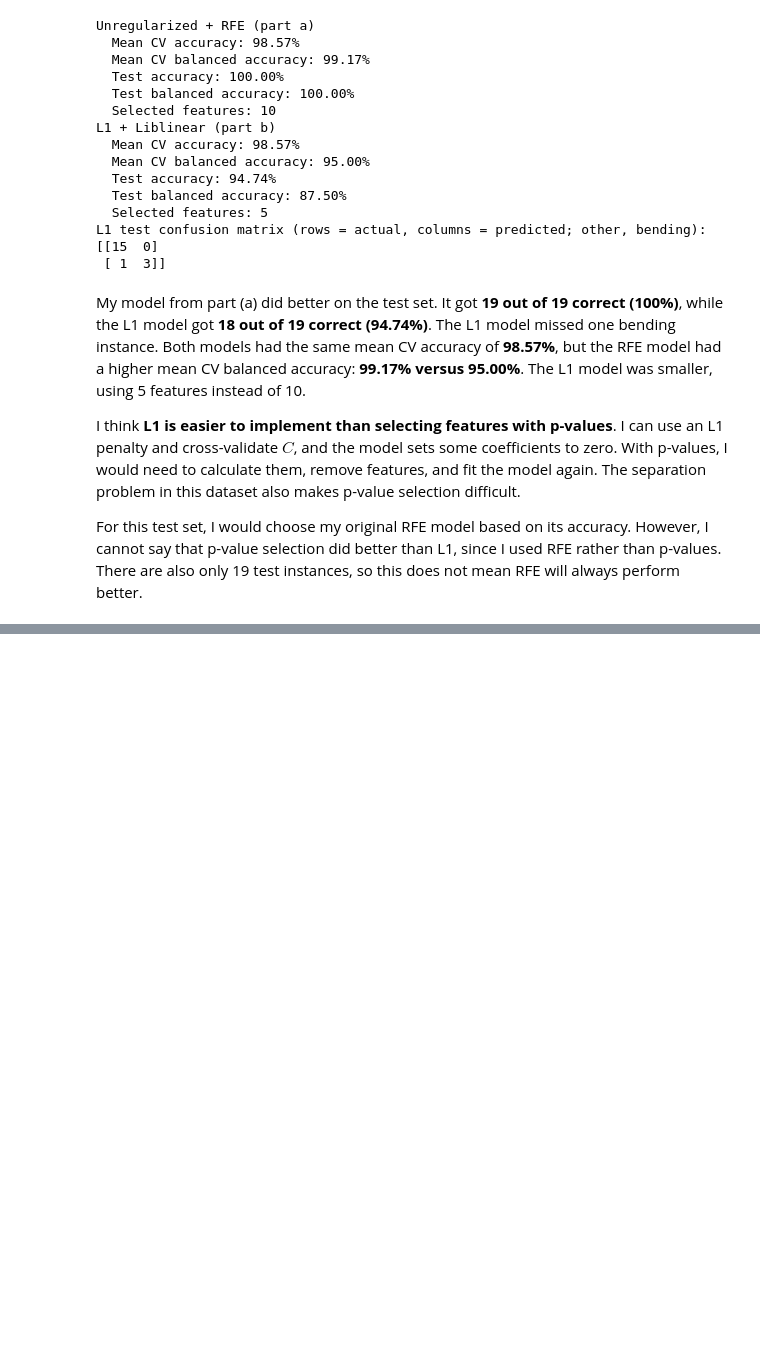
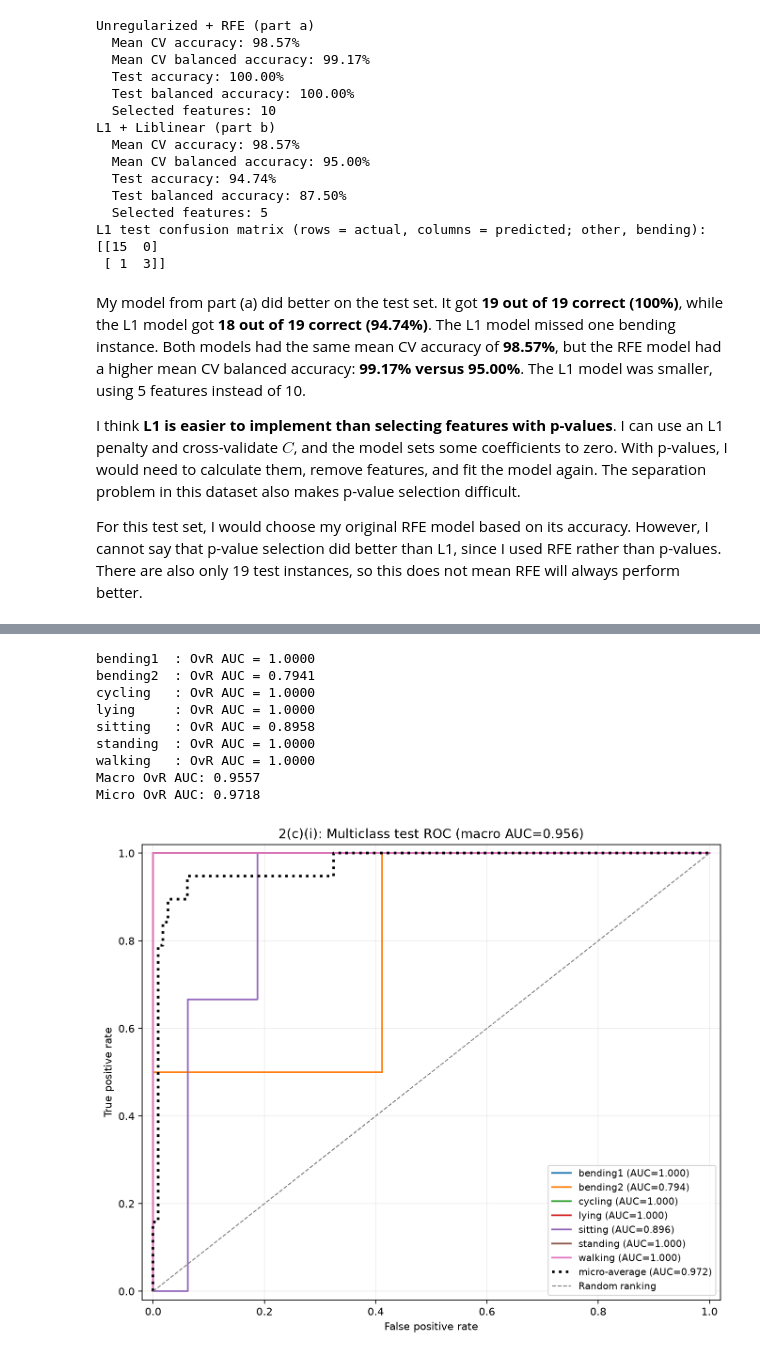
Before and after one commit to nakicool007/HW4-Time-Series-Classification, a Jupyter notebook: notebook/Kumbria_Nakul_HW4.ipynb, the cells around one changed output, grey strips where cells are left out. Saved outputs shown, nothing was run; the diff lists cells and outputs as text; code cells hidden in the pictures; blank space fills up the shorter version.

```diff
--- a/notebook/Kumbria_Nakul_HW4.ipynb
+++ b/notebook/Kumbria_Nakul_HW4.ipynb
@@ -1491,0 +1692,67 @@ For this test set, I would choose my original RFE model based on its accuracy. H
+# %%
+from sklearn.preprocessing import label_binarize
+from sklearn.metrics import roc_curve, roc_auc_score, auc
+
+multi_test_indicators = label_binarize(y_multi_test, classes=multi_classes)
+assert multi_test_indicators.shape == multi_probabilities.shape == (19, 7)
+multi_auc_rows = []
+fig, ax = plt.subplots(figsize=(8.5, 7))
+for column, activity in enumerate(multi_classes):
+    truth = multi_test_indicators[:, column]
+    assert set(truth) == {0, 1}
+    fpr, tpr, _ = roc_curve(truth, multi_probabilities[:, column])
+    class_auc = roc_auc_score(truth, multi_probabilities[:, column])
+    multi_auc_rows.append({"activity": str(activity), "test_support": int(truth.sum()), "ovr_auc": float(class_auc)})
+    ax.plot(fpr, tpr, linewidth=1.6, label=f"{activity} (AUC={class_auc:.3f})")
+    print(f"{activity:10s}: OvR AUC = {class_auc:.4f}")
+
+multi_macro_auc = roc_auc_score(y_multi_test, multi_probabilities, multi_class="ovr", average="macro", labels=multi_classes)
+micro_fpr, micro_tpr, _ = roc_curve(multi_test_indicators.ravel(), multi_probabilities.ravel())
+multi_micro_auc = auc(micro_fpr, micro_tpr)
+np.testing.assert_allclose(multi_macro_auc, np.mean([row["ovr_auc"] for row in multi_auc_rows]))
+np.testing.assert_allclose(multi_micro_auc, roc_auc_score(multi_test_indicators, multi_probabilities, average="micro"))
+ax.plot(micro_fpr, micro_tpr, color="black", linestyle=":", linewidth=2.5,
+        label=f"micro-average (AUC={multi_micro_auc:.3f})")
+ax.plot([0, 1], [0, 1], "--", color="gray", linewidth=1, label="Random ranking")
+ax.set(xlabel="False positive rate", ylabel="True positive rate", xlim=(-0.02, 1.02), ylim=(-0.02, 1.02),
+       title=f"2(c)(i): Multiclass test ROC (macro AUC={multi_macro_auc:.3f})")
+ax.legend(loc="lower right", fontsize=9)
+ax.grid(alpha=0.2)
+fig.tight_layout()
+fig.savefig(figure_root / "2c_i_test_roc.png", dpi=160, bbox_inches="tight")
+plt.show()
+print(f"Macro OvR AUC: {multi_macro_auc:.4f}")
+print(f"Micro OvR AUC: {multi_micro_auc:.4f}")
+with (processed_root / "2c_i_class_auc.csv").open("w", newline="") as file:
+    writer = csv.DictWriter(file, fieldnames=list(multi_auc_rows[0]))
+    writer.writeheader()
+    writer.writerows(multi_auc_rows)
+multi_summary = {
+    "best_l": multi_best_l, "best_C": multi_best_C, "C_grid": multi_C_grid.tolist(),
+    "cv_folds": multi_n_splits, "cv_scoring": "balanced_accuracy", "candidate_pairs": len(multi_cv_rows),
+    "mean_cv_accuracy": multi_best_result["mean_cv_accuracy"],
+    "mean_cv_balanced_accuracy": multi_best_result["mean_cv_balanced_accuracy"],
+    "fold_accuracy": [multi_best_result[f"fold_{fold+1}_accuracy"] for fold in range(multi_n_splits)],
+    "fold_balanced_accuracy": [multi_best_result[f"fold_{fold+1}_balanced_accuracy"] for fold in range(multi_n_splits)],
+    "classes": multi_classes.tolist(), "training_class_counts": multi_class_counts.tolist(),
+    "test_accuracy": float(multi_test_accuracy), "test_error": float(multi_test_error), "test_errors": multi_errors,
+    "test_balanced_accuracy": float(multi_test_balanced_accuracy), "test_instances": len(y_multi_test),
+    "test_confusion_matrix": multi_test_confusion.tolist(),
+    "class_auc": multi_auc_rows, "macro_ovr_auc": float(multi_macro_auc), "micro_ovr_auc": float(multi_micro_auc),
+    "features_with_any_nonzero_coefficient": int(np.any(multi_logit.coef_ != 0, axis=0).sum()),
+    "nonzero_class_coefficients": int(np.count_nonzero(multi_logit.coef_)), "candidate_features": 42 * multi_best_l,
+    "solver": multi_logit.solver, "l1_ratio": 1, "max_iter": multi_logit.max_iter, "tol": multi_logit.tol,
+    "n_iter": int(multi_logit.n_iter_[0]), "seed": 42, "all_cv_fits_converged": True,
+}
+(processed_root / "2c_i_summary.json").write_text(json.dumps(multi_summary, indent=2) + "\n")
+# %% [output]
+bending1  : OvR AUC = 1.0000
+bending2  : OvR AUC = 0.7941
+cycling   : OvR AUC = 1.0000
+lying     : OvR AUC = 1.0000
+sitting   : OvR AUC = 0.8958
+standing  : OvR AUC = 1.0000
+walking   : OvR AUC = 1.0000
+Macro OvR AUC: 0.9557
+Micro OvR AUC: 0.9718
+[figure, added]
```
Also changed, not shown: parts of 6 cells of this notebook, 9 other files.
